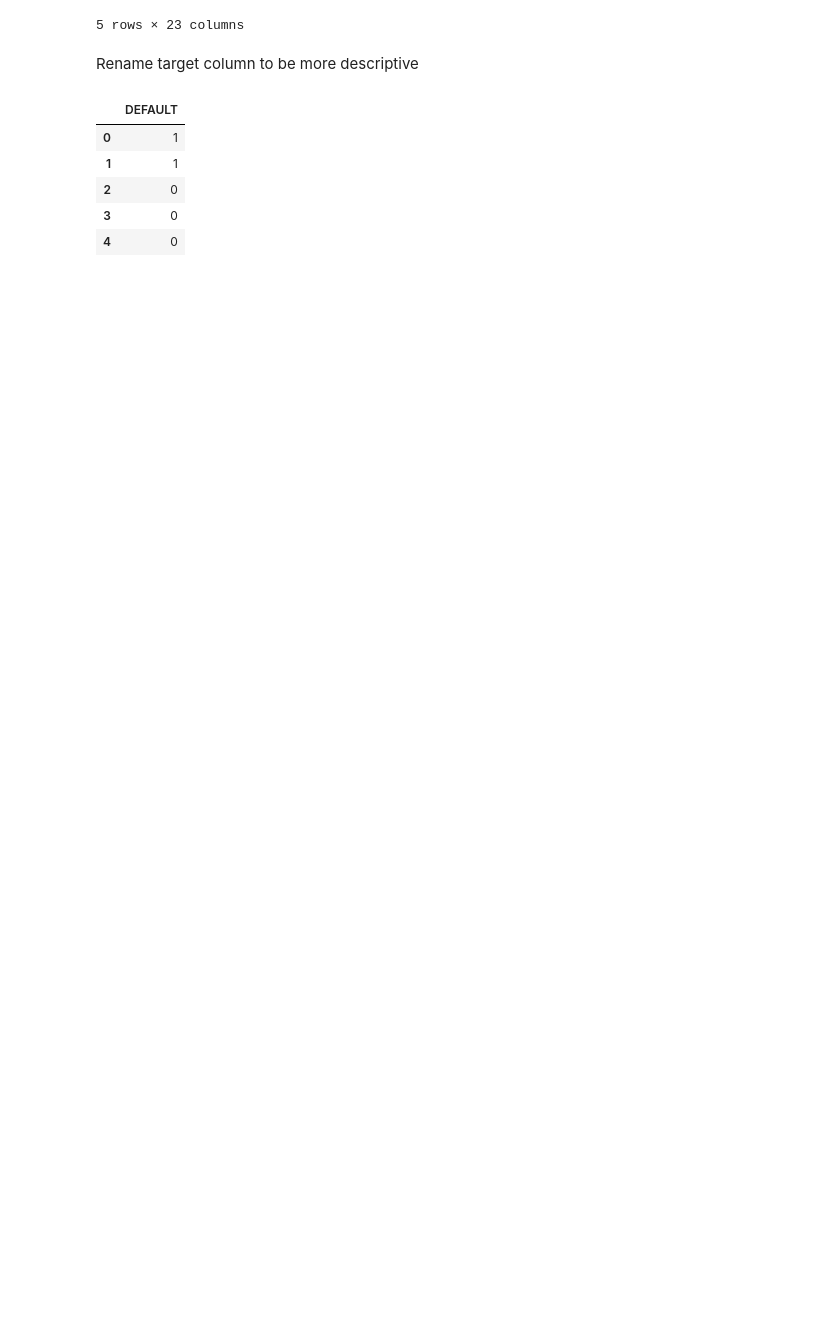
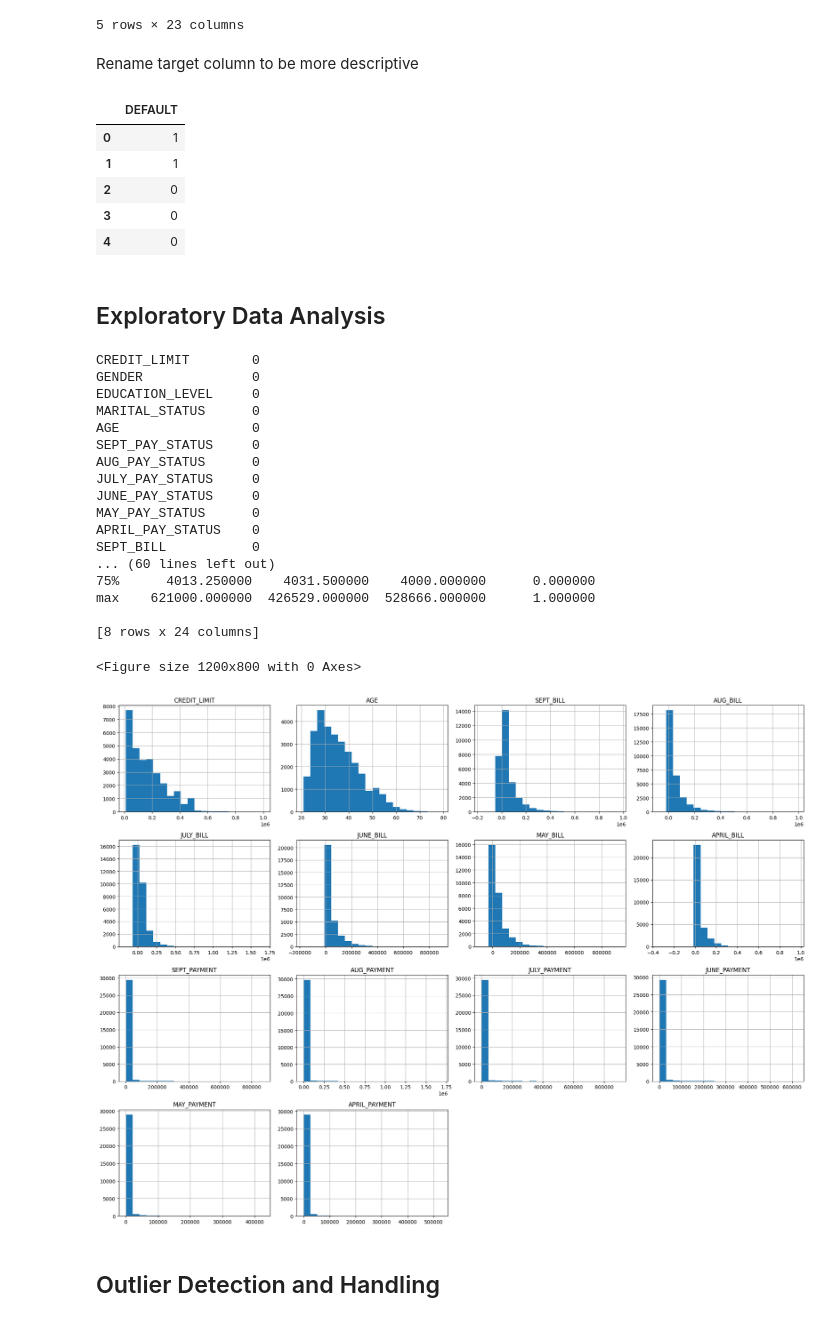
Before and after one commit to DatasanAli/credit-card_defaults_prediction, a Jupyter notebook: notebooks/cc-default-prediction.ipynb, the cells around one changed output. Saved outputs shown, nothing was run; the diff lists cells and outputs as text; code cells hidden in the pictures; blank space fills up the shorter version.

Commit message:
add eda data

```diff
--- a/notebooks/cc-default-prediction.ipynb
+++ b/notebooks/cc-default-prediction.ipynb
@@ -83,3 +88,49 @@ targets.head()
 | 2 | 0 |
 | 3 | 0 |
 | 4 | 0 |
+# %% [markdown]
+## Exploratory Data Analysis
+# %%
+# Combine features and targets for EDA
+data = pd.concat([features, targets], axis=1)
+
+# Check for missing values
+print(data.isnull().sum())
+
+# Summary statistics
+print(data.describe())
+
+# Plot distributions of numerical variables
+numerical_features = [
+    'CREDIT_LIMIT', 'AGE', 'SEPT_BILL', 'AUG_BILL', 'JULY_BILL',
+    'JUNE_BILL', 'MAY_BILL', 'APRIL_BILL', 'SEPT_PAYMENT',
+    'AUG_PAYMENT', 'JULY_PAYMENT', 'JUNE_PAYMENT', 'MAY_PAYMENT',
+    'APRIL_PAYMENT'
+]
+
+plt.figure(figsize=(12, 8))
+data[numerical_features].hist(bins=20, figsize=(20, 15))
+plt.tight_layout()
+plt.show()
+# %% [output]
+CREDIT_LIMIT        0
+GENDER              0
+EDUCATION_LEVEL     0
+MARITAL_STATUS      0
+AGE                 0
+SEPT_PAY_STATUS     0
+AUG_PAY_STATUS      0
+JULY_PAY_STATUS     0
+JUNE_PAY_STATUS     0
+MAY_PAY_STATUS      0
+APRIL_PAY_STATUS    0
+SEPT_BILL           0
+... (60 lines left out)
+75%      4013.250000    4031.500000    4000.000000      0.000000
+max    621000.000000  426529.000000  528666.000000      1.000000
+
+[8 rows x 24 columns]
+<Figure size 1200x800 with 0 Axes>
+[figure, added]
+# %% [markdown]
+## Outlier Detection and Handling
```
Also changed, not shown: parts of 13 cells of this notebook.
